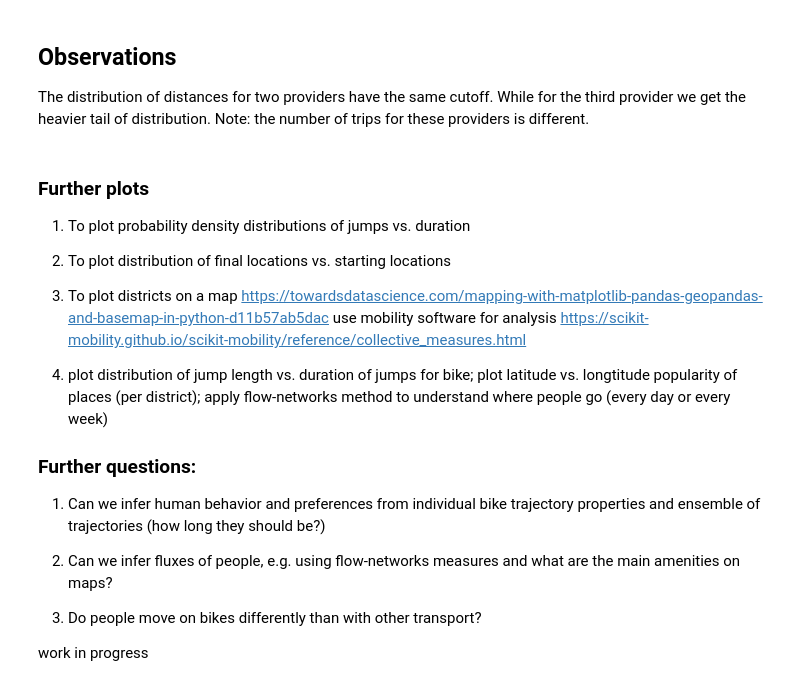
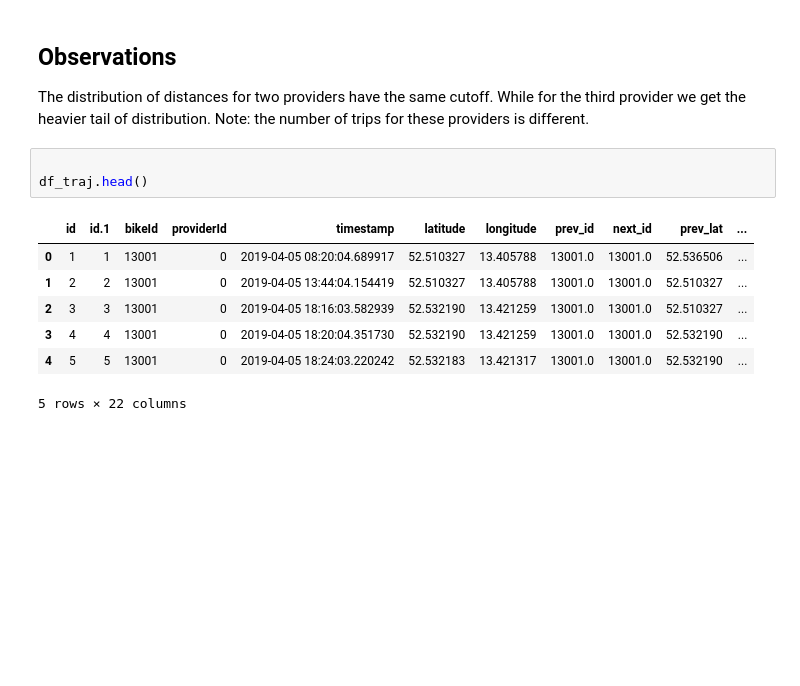
Before and after one commit to Liyubov/bike-sharing, a Jupyter notebook: bikes_mobility_analysis_trajectories/bikes_trajectories_analys.ipynb, the cells around one changed output. Drawn from its saved outputs; the diff is of its cells as text; blank space fills up the shorter version.

```diff
--- a/bikes_mobility_analysis_trajectories/bikes_trajectories_analys.ipynb
+++ b/bikes_mobility_analysis_trajectories/bikes_trajectories_analys.ipynb
@@ -522,22 +563,14 @@ plt.show()
 ## Observations
 The distribution of distances for two providers have the same cutoff.
 While for the third provider we get the heavier tail of distribution. Note: the number of trips for these providers is different.
-# %% [markdown]
-### Further plots
-1. To plot probability density distributions of jumps vs. duration
-2. To plot distribution of final locations vs. starting locations
-3. To plot districts on a map https://towardsdatascience.com/mapping-with-matplotlib-pandas-geopandas-and-basemap-in-python-d11b57ab5dac
-use mobility software for analysis https://scikit-mobility.github.io/scikit-mobility/reference/collective_measures.html
-
-4. plot distribution of jump length vs. duration of jumps for bike;  plot latitude vs. longtitude popularity of places (per district);  apply flow-networks method to understand where people go (every day or every week)
-
-
-
-### Further questions:
-
-1. Can we infer human behavior and preferences from individual bike trajectory properties and ensemble of trajectories (how long they should be?)
-
-2. Can we infer fluxes of people, e.g. using flow-networks measures and what are the main amenities on maps?
-3. Do people move on bikes differently than with other transport?
-
- work in progress
+# %%
+
+df_traj.head()
+# %% [output]
+|  | id | id.1 | bikeId | providerId | timestamp | latitude | longitude | prev_id | next_id | prev_lat | ... |
+| 0 | 1 | 1 | 13001 | 0 | 2019-04-05 08:20:04.689917 | 52.510327 | 13.405788 | 13001.0 | 13001.0 | 52.536506 | ... |
+| 1 | 2 | 2 | 13001 | 0 | 2019-04-05 13:44:04.154419 | 52.510327 | 13.405788 | 13001.0 | 13001.0 | 52.510327 | ... |
+| 2 | 3 | 3 | 13001 | 0 | 2019-04-05 18:16:03.582939 | 52.532190 | 13.421259 | 13001.0 | 13001.0 | 52.510327 | ... |
+| 3 | 4 | 4 | 13001 | 0 | 2019-04-05 18:20:04.351730 | 52.532190 | 13.421259 | 13001.0 | 13001.0 | 52.532190 | ... |
+| 4 | 5 | 5 | 13001 | 0 | 2019-04-05 18:24:03.220242 | 52.532183 | 13.421317 | 13001.0 | 13001.0 | 52.532190 | ... |
+5 rows × 22 columns
```
Also changed, not shown: parts of 5 cells of this notebook.
